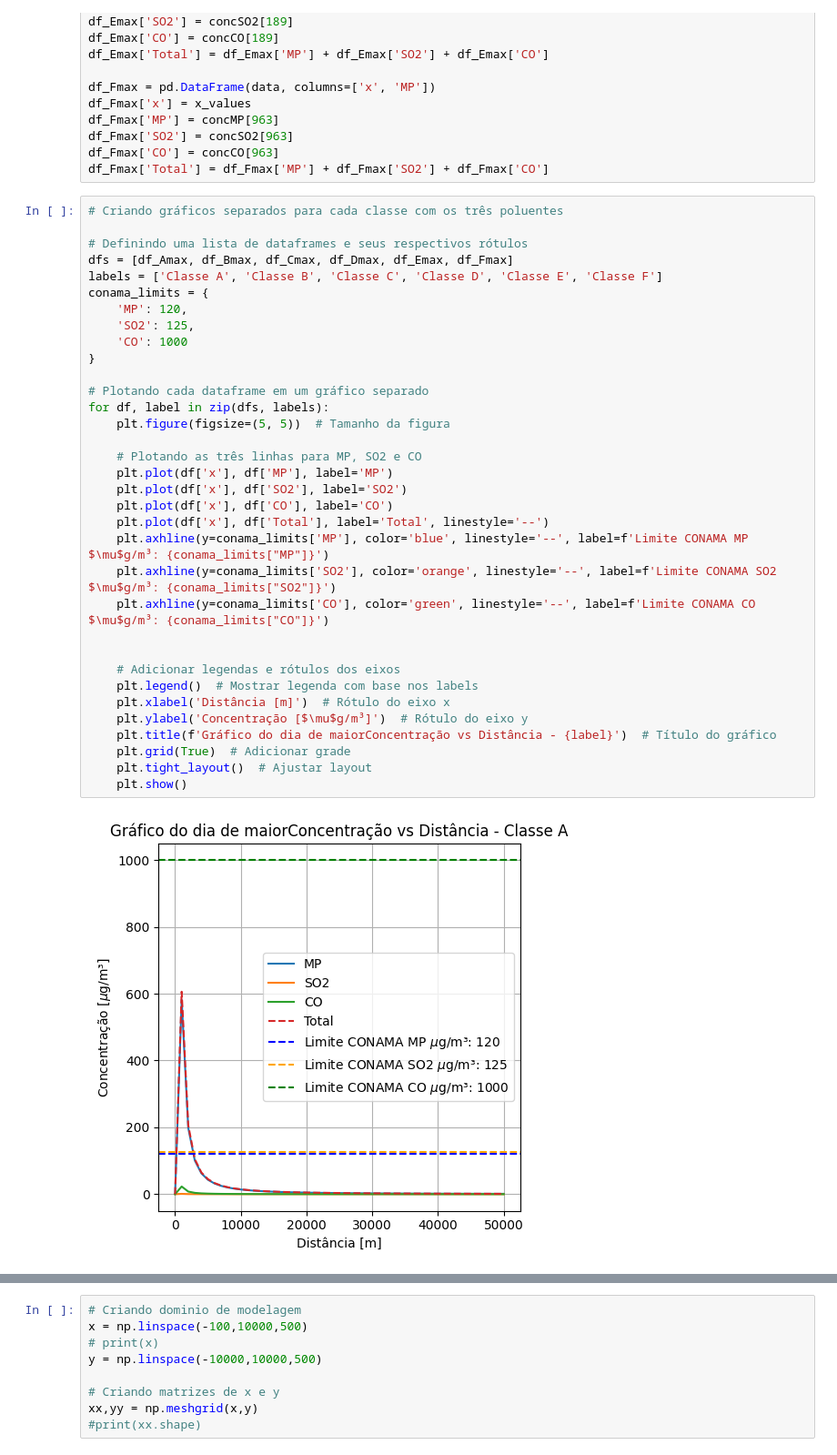
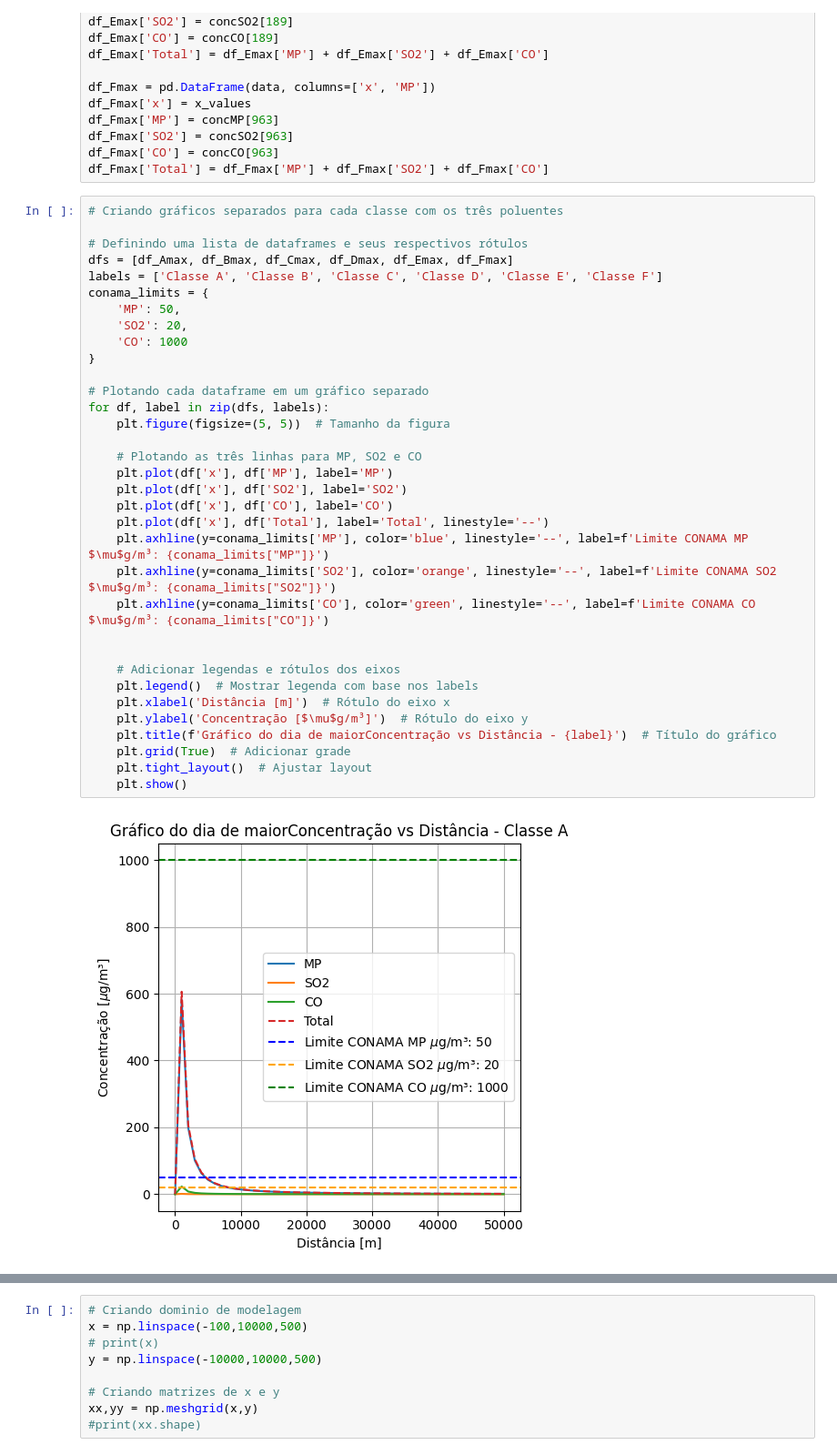
Before and after one commit to biancacsuganuma/ENS5173_202401, a Jupyter notebook: Atividade03.ipynb, the cells around one changed output, grey strips where cells are left out. Shown at 91% size. Drawn from its saved outputs; the diff is of its cells as text.

```diff
--- a/Atividade03.ipynb
+++ b/Atividade03.ipynb
@@ -532,33 +550,33 @@ df_Fmax['Total'] = df_Fmax['MP'] + df_Fmax['SO2'] + df_Fmax['CO']
 # Definindo uma lista de dataframes e seus respectivos rótulos
 dfs = [df_Amax, df_Bmax, df_Cmax, df_Dmax, df_Emax, df_Fmax]
 labels = ['Classe A', 'Classe B', 'Classe C', 'Classe D', 'Classe E', 'Classe F']
 conama_limits = {
-    'MP': 120,
-    'SO2': 125,
+    'MP': 50,
+    'SO2': 20,
     'CO': 1000
 }
 
 # Plotando cada dataframe em um gráfico separado
 for df, label in zip(dfs, labels):
     plt.figure(figsize=(5, 5))  # Tamanho da figura
 
     # Plotando as três linhas para MP, SO2 e CO
     plt.plot(df['x'], df['MP'], label='MP')
     plt.plot(df['x'], df['SO2'], label='SO2')
     plt.plot(df['x'], df['CO'], label='CO')
     plt.plot(df['x'], df['Total'], label='Total', linestyle='--')
     plt.axhline(y=conama_limits['MP'], color='blue', linestyle='--', label=f'Limite CONAMA MP $\mu$g/m³: {conama_limits["MP"]}')
     plt.axhline(y=conama_limits['SO2'], color='orange', linestyle='--', label=f'Limite CONAMA SO2 $\mu$g/m³: {conama_limits["SO2"]}')
     plt.axhline(y=conama_limits['CO'], color='green', linestyle='--', label=f'Limite CONAMA CO $\mu$g/m³: {conama_limits["CO"]}')
 
 
     # Adicionar legendas e rótulos dos eixos
     plt.legend()  # Mostrar legenda com base nos labels
     plt.xlabel('Distância [m]')  # Rótulo do eixo x
     plt.ylabel('Concentração [$\mu$g/m³]')  # Rótulo do eixo y
     plt.title(f'Gráfico do dia de maiorConcentração vs Distância - {label}')  # Título do gráfico
     plt.grid(True)  # Adicionar grade
     plt.tight_layout()  # Ajustar layout
     plt.show()
 # %% [output]
-[figure, old version]
+[figure, new version]
```
Also changed, not shown: parts of 13 cells of this notebook.
